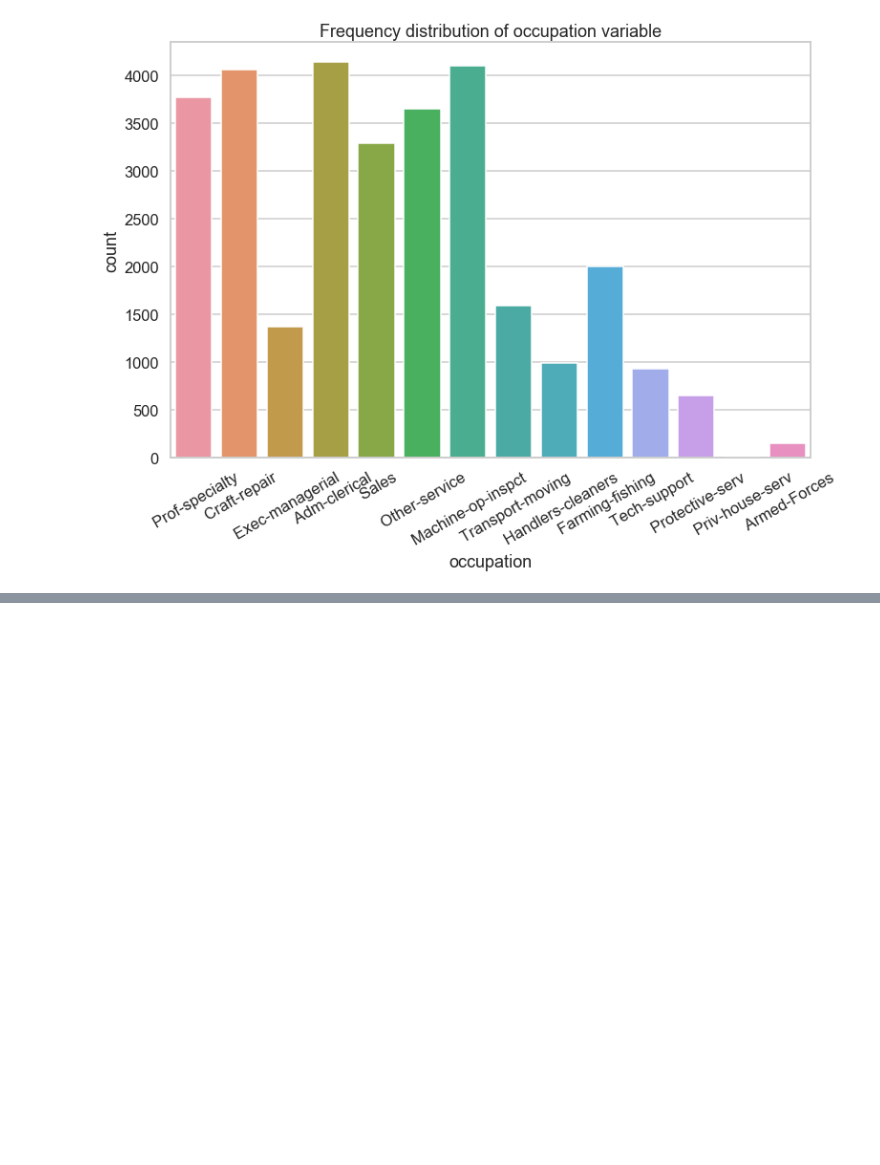
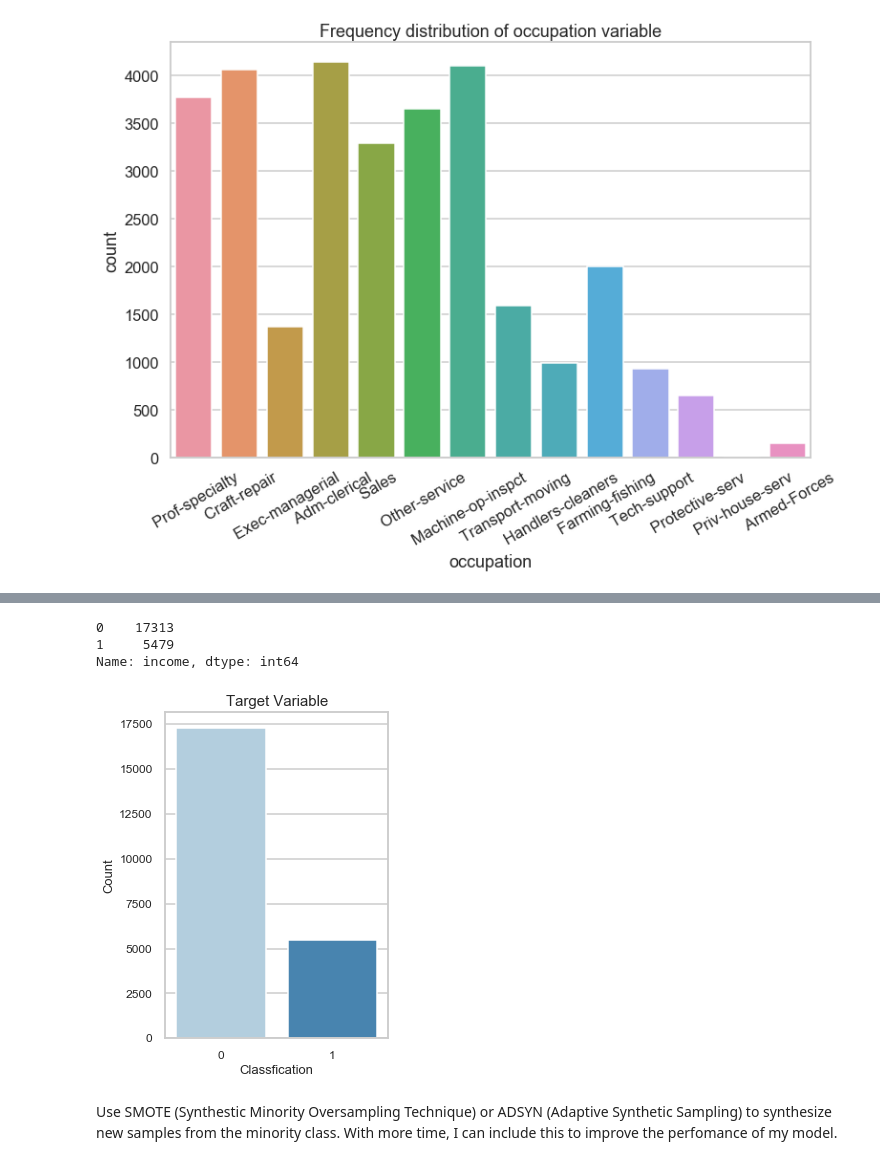
Before and after one commit to scottlou/gitStash_lab, a Jupyter notebook: MOD3/Mod3_FinalProject/Mod3Project.ipynb, the cells around one changed output, grey strips where cells are left out. Cells and saved outputs as stored; diff of their text form; code cells hidden in the pictures; blank space fills up the shorter version.

```diff
--- a/MOD3/Mod3_FinalProject/Mod3Project.ipynb
+++ b/MOD3/Mod3_FinalProject/Mod3Project.ipynb
@@ -423,0 +527,6 @@ Before we proceed, let's continue pre-processing our data:
+# %%
+##feature vector
+X = income_copy_df.drop(['income'], axis=1)
+
+##target
+y = income_copy_df['income']
@@ -423,0 +617,18 @@ Before we proceed, let's continue pre-processing our data:
+# %%
+#training data imbalance
+print(y_train.value_counts())
+
+plt.figure(figsize=(4,6))
+sns.countplot(y_train, palette='Blues')
+plt.xticks(size = 12)
+plt.yticks(size = 12)
+plt.title('Target Variable', size = 15)
+plt.xlabel('Classfication', size = 13)
+plt.ylabel('Count', size = 13);
+# %% [output]
+0    17313
+1     5479
+Name: income, dtype: int64
+[figure, added]
+# %% [markdown]
+Use SMOTE (Synthestic Minority Oversampling Technique) or ADSYN (Adaptive Synthetic Sampling) to synthesize new samples from the minority class. With more time, I can include this to improve the perfomance of my model.
```
Also changed, not shown: parts of 107 cells of this notebook, 38 other files.
